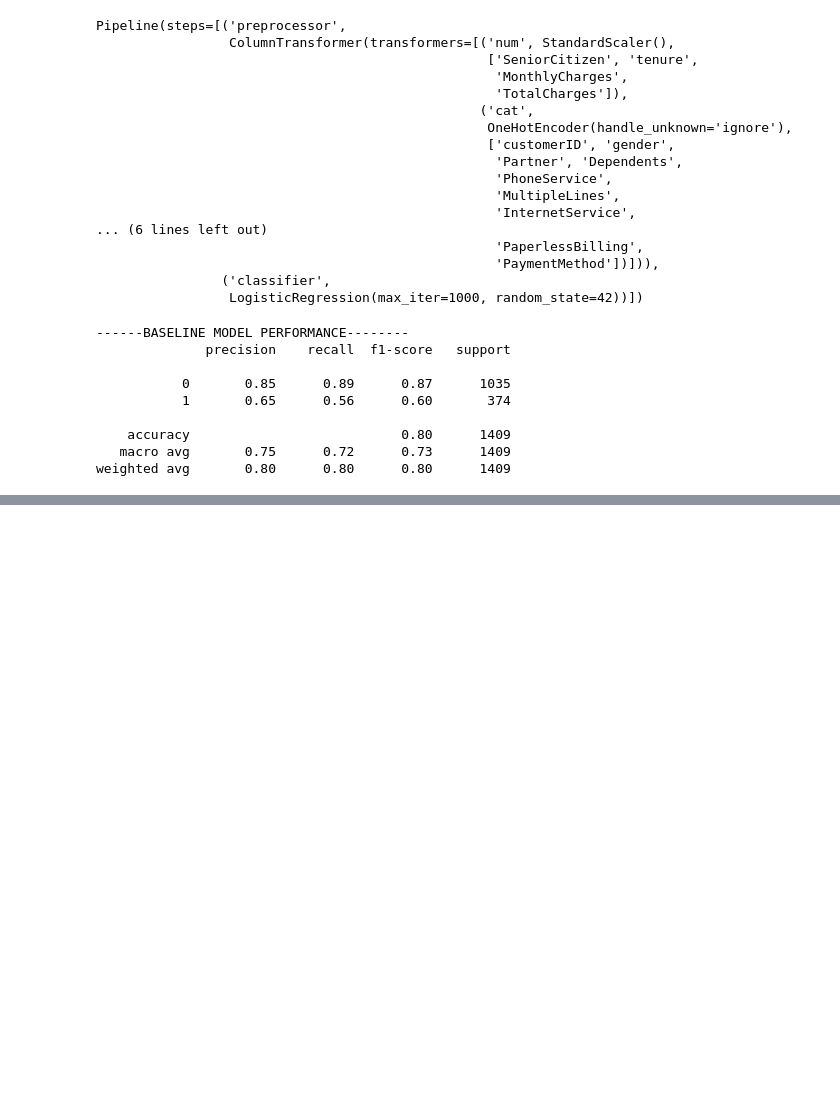
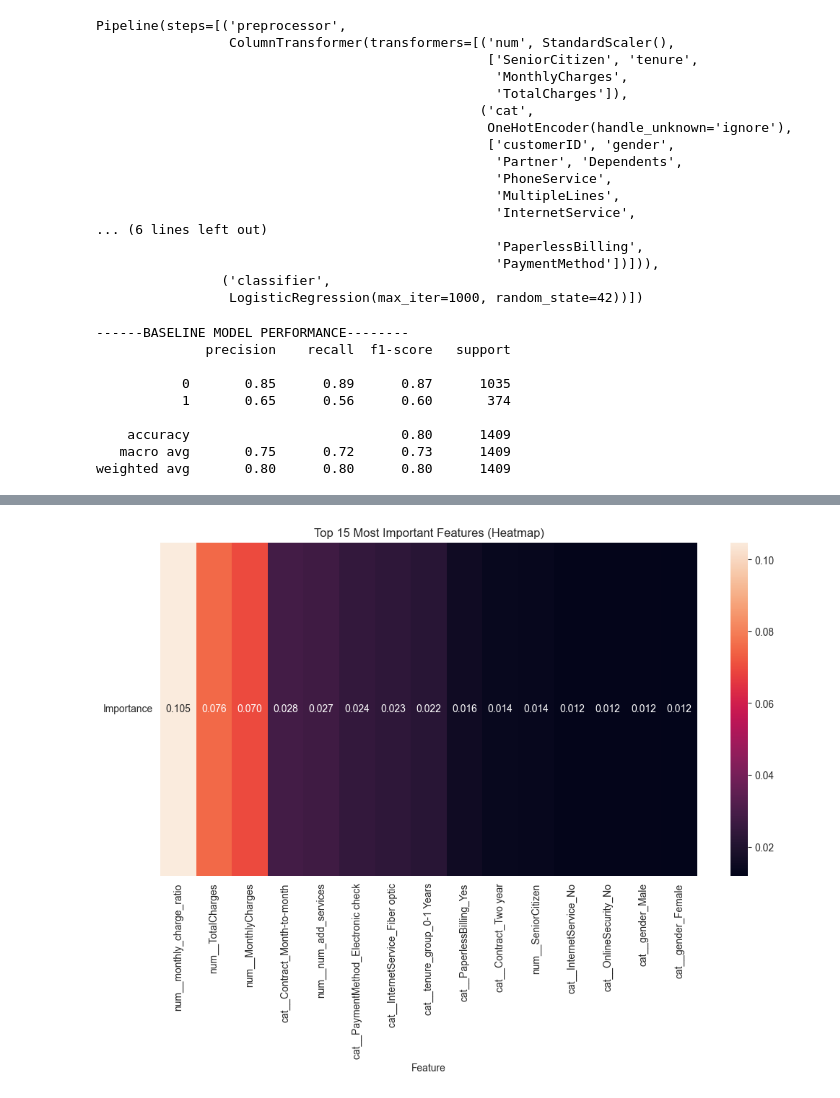
Before and after one commit to AaryanBairagi/GeekForGeeks-21Days-21Projects-Challenge, a Jupyter notebook: Day 7/Day 7.ipynb, the cells around one changed output, grey strips where cells are left out. Cells and saved outputs as stored; diff of their text form; code cells hidden in the pictures; blank space fills up the shorter version.

```diff
--- a/Day 7/Day 7.ipynb
+++ b/Day 7/Day 7.ipynb
@@ -208,0 +343,11 @@ weighted avg       0.80      0.80      0.80      1409
+# %%
+top_features = feature_importance_df.set_index("Feature").T  # transpose so features become columns
+
+plt.figure(figsize=(12, 6))
+sns.heatmap(top_features, cmap="rocket", annot=True, cbar=True, fmt=".3f")
+
+plt.title("Top 15 Most Important Features (Heatmap)")
+plt.yticks(rotation=0)  # keep "Importance" label horizontal
+plt.show()
+# %% [output]
+[figure, added]
```
Also changed, not shown: parts of 14 cells of this notebook.
